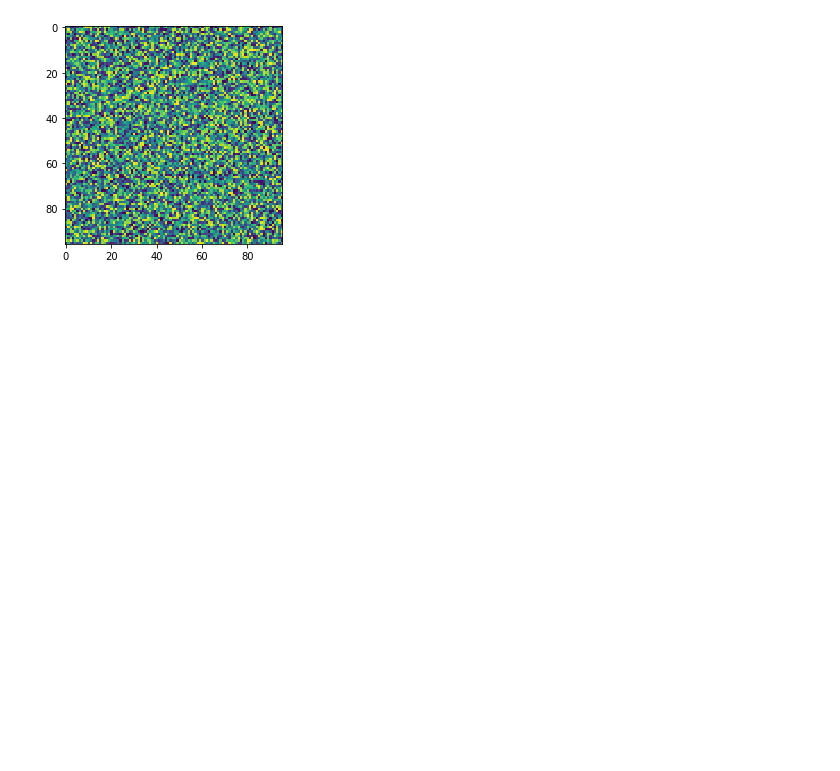
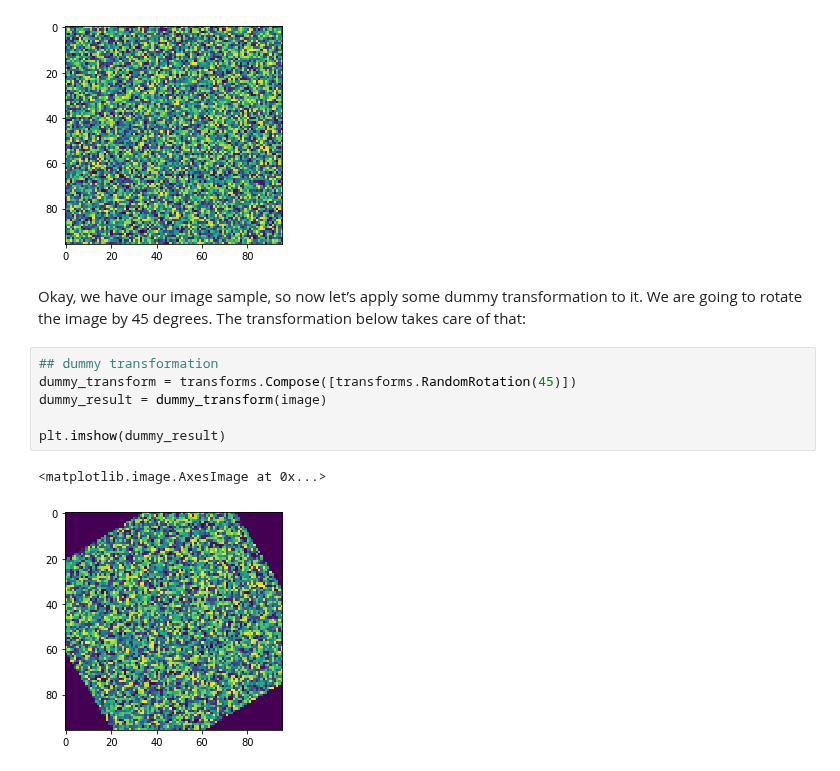
Before and after one commit to rsouza/FGV_Intro_DS, a Jupyter notebook: notebooks/Intro_PyTorch.ipynb, the cells around one changed output. Saved outputs shown, nothing was run; the diff lists cells and outputs as text; blank space fills up the shorter version.

```diff
--- a/notebooks/Intro_PyTorch.ipynb
+++ b/notebooks/Intro_PyTorch.ipynb
@@ -73,3 +73,14 @@ plt.imshow(image)
 # %% [output]
 <matplotlib.image.AxesImage at 0x...>
 [figure]
+# %% [markdown]
+Okay, we have our image sample, so now let’s apply some dummy transformation to it. We are going to rotate the image by 45 degrees. The transformation below takes care of that:
+# %%
+## dummy transformation
+dummy_transform = transforms.Compose([transforms.RandomRotation(45)])
+dummy_result = dummy_transform(image)
+
+plt.imshow(dummy_result)
+# %% [output]
+<matplotlib.image.AxesImage at 0x...>
+[figure, added]
```
Also changed, not shown: parts of 20 cells of this notebook.
